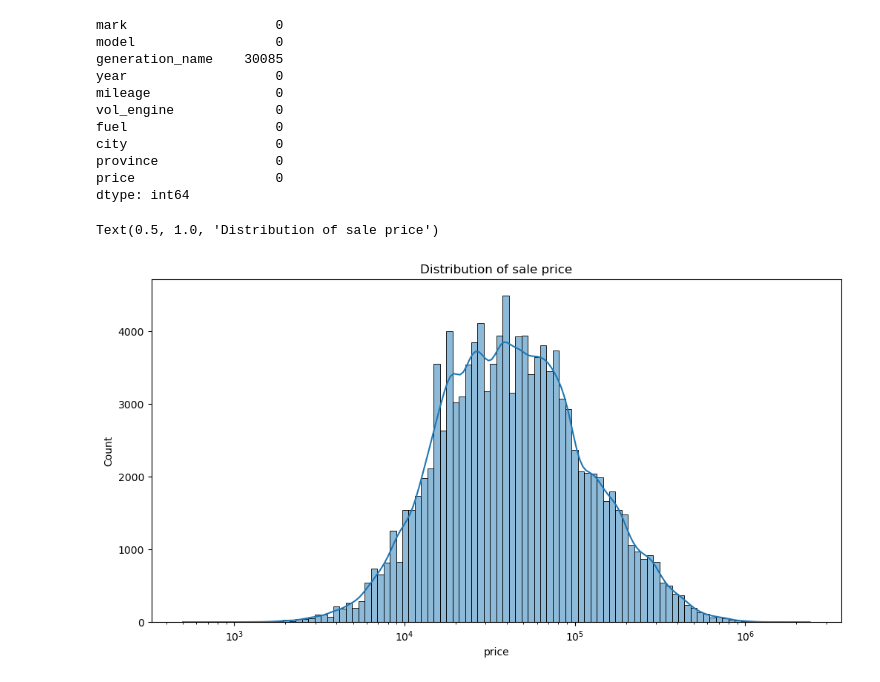
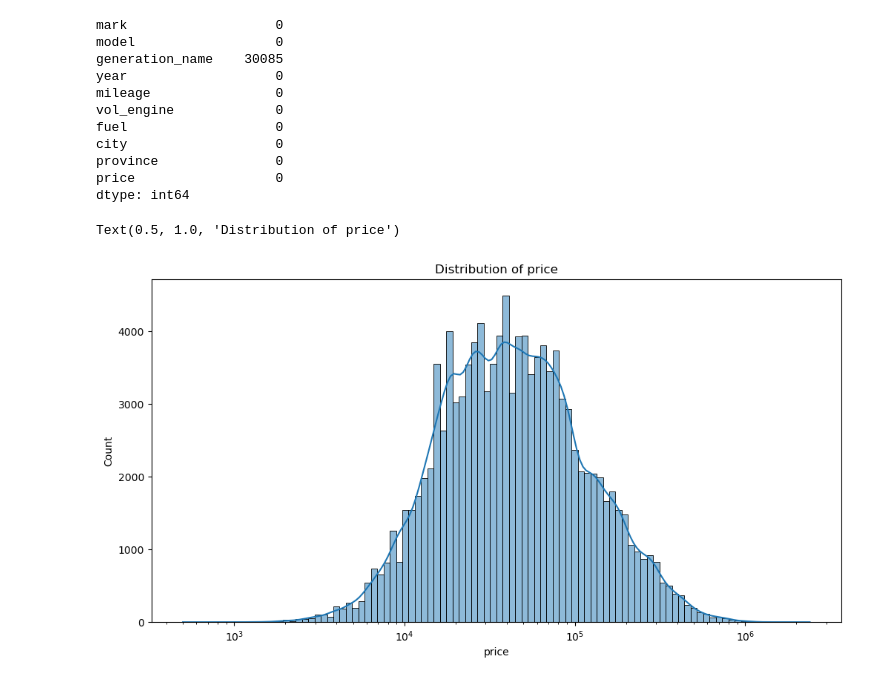
Before and after one commit to FSalinski/Car-prices-prediction, a Jupyter notebook: Notebooks/eda.ipynb, the cells around one changed output. Saved outputs shown, nothing was run; the diff lists cells and outputs as text; code cells hidden in the pictures.

```diff
--- a/Notebooks/eda.ipynb
+++ b/Notebooks/eda.ipynb
@@ -69,7 +72,7 @@ dtype: int64
 # %%
 plt.figure(figsize=(12,6))
 sns.histplot(data=data['price'], kde=True, bins=100, log_scale=True)
-plt.title("Distribution of sale price")
+plt.title("Distribution of price")
 # %% [output]
-Text(0.5, 1.0, 'Distribution of sale price')
+Text(0.5, 1.0, 'Distribution of price')
-[figure, old version]
+[figure, new version]
```
Also changed, not shown: parts of 13 cells of this notebook.
